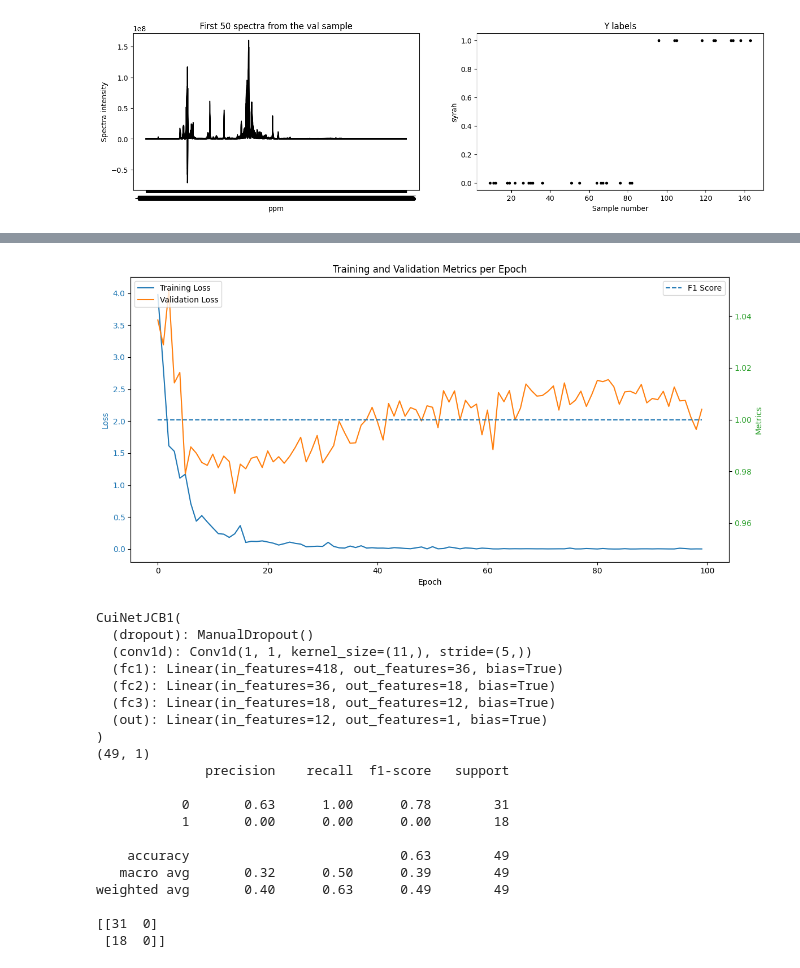
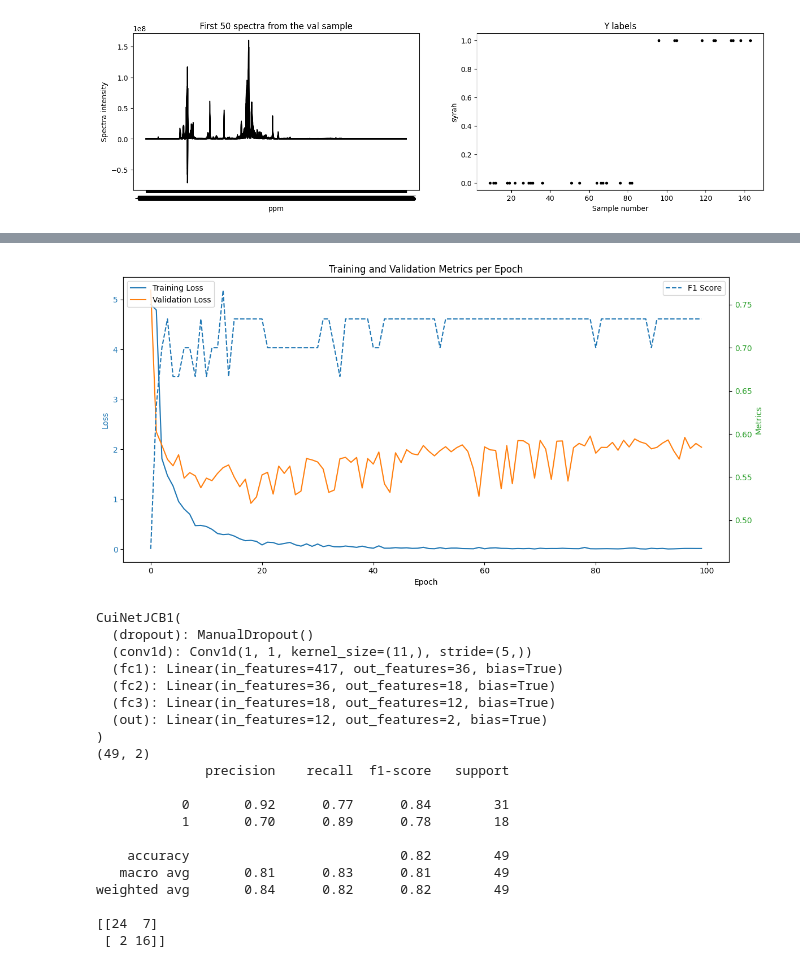
Before and after one commit to TEAM-AIOLY/Deep-Chemometrics, a Jupyter notebook: RMN_JC.ipynb, the cells around one changed output, grey strips where cells are left out. Cells and saved outputs as stored; diff of their text form; code cells hidden in the pictures.

```diff
--- a/RMN_JC.ipynb
+++ b/RMN_JC.ipynb
@@ -34,26 +34,44 @@ E0000 00:00:1737908791.985638    9881 cuda_blas.cc:1418] Unable to register cuBL
 To enable the following instructions: AVX2, in other operations, rebuild TensorFlow with the appropriate compiler flags.
 # %%
 # un lien relatif permet de placer le répertoire Deep-chemometrics-jcb n'importe où sur le disque
-local_path=os.getcwd()
+local_path=os.getcwd() + '/data/rmn_196'
 
 # la première ligne commentée est celle valable pour galaxy
 
+
+
+# CHOIX DES DONNEES RMN ---------
+
+# données alignées + 2101 valeurs (simufiltre)
+local_path_xcal=local_path + '/xtrain_rmn.tab'
+local_path_xtest=local_path + '/xtest_rmn.tab'
+
+# données non alignées + 2101 valeurs (1/50)
+#local_path_xcal=local_path + '/xcal_2101_nonaligne.tab'
+#local_path_xtest=local_path+ '/xval_2101_nonaligne.tab'
+
+# données non alignées + 105001 valeurs
+#local_path_xcal=local_path + '/xcal_105001_nonaligne.tab'
+#local_path_xtest=local_path + '/xval_105001_nonaligne.tab'
+
+# ---------------------------------------
+
+
+
 #X_train=pd.read_csv("${Xdata.file_name}", sep="\t", header=0)
-local_path_xcal=local_path+'/data/rmn_196/xtrain_rmn.tab'
 Xcal=pd.read_csv(local_path_xcal, sep="\t", header=0)
 Xcal.drop(Xcal.columns[0],axis=1,inplace=True)
 
 #Y_train=pd.read_csv("${Ydata.file_name}", sep="\t", header=0)
-local_path_ycal=local_path+'/data/rmn_196/ytrain_rmn.tab'
+local_path_ycal=local_path+'/ytrain_rmn.tab'
 Ycal=pd.read_csv(local_path_ycal, sep="\t", header=0)
 
 #X_test =pd.read_csv("${Xdata_val.file_name}", sep="\t", header=0)
-local_path_xtest=local_path+'/data/rmn_196/xtest_rmn.tab'
 Xtest=pd.read_csv(local_path_xtest, sep="\t", header=0)
 Xtest.drop(Xtest.columns[0],axis=1,inplace=True)
 
 #Y_test =pd.read_csv("${Xdata_val.file_name}", sep="\t", header=0)
-local_path_ytest=local_path+'/data/rmn_196/ytest_rmn.tab'
+local_path_ytest=local_path+'/ytest_rmn.tab'
 Ytest=pd.read_csv(local_path_ytest, sep="\t", header=0)
 
 ## partie à décommenter pour galaxy
@@ -100,6 +118,9 @@ Xtest=Xtest.iloc[:,1:qnew-1]
 input_dims=math.floor(n)+1;
 
 print(Xcal.shape)
-print(Xtest.shape)
-print(input_dims)
+#print(Xtest.shape)
+#print(input_dims)
+
+Ycal=np.squeeze(np.eye(2)[Ycal])
+print(Ycal.shape)
 # %% [output]
@@ -329,7 +349,7 @@ classification=True
 spec_dims = x_cal.shape[1]
 
 # nombre de dimensions en sortie
-out_dims=1
+out_dims=2
 
 # LR = learning rate = taux d'apprentissage
 # + petit => + lent => + adapté à de peits jeux de données
@@ -398,4 +427,4 @@ Epoch 100/100 | Train Losses: y 0: 0.0019 | Validation Losses: y 0: 2.1848 | Met
-[figure, old version]
+[figure, new version]
 # %%
 print(model)
 
@@ -404,23 +433,23 @@ test(model,final_path,test_loader,classification=True)
 CuiNetJCB1(
   (dropout): ManualDropout()
   (conv1d): Conv1d(1, 1, kernel_size=(11,), stride=(5,))
-  (fc1): Linear(in_features=418, out_features=36, bias=True)
+  (fc1): Linear(in_features=417, out_features=36, bias=True)
   (fc2): Linear(in_features=36, out_features=18, bias=True)
   (fc3): Linear(in_features=18, out_features=12, bias=True)
-  (out): Linear(in_features=12, out_features=1, bias=True)
+  (out): Linear(in_features=12, out_features=2, bias=True)
 )
-(49, 1)
+(49, 2)
               precision    recall  f1-score   support
 
-           0       0.63      1.00      0.78        31
-           1       0.00      0.00      0.00        18
+           0       0.92      0.77      0.84        31
+           1       0.70      0.89      0.78        18
 
-    accuracy                           0.63        49
-   macro avg       0.32      0.50      0.39        49
-weighted avg       0.40      0.63      0.49        49
+    accuracy                           0.82        49
+   macro avg       0.81      0.83      0.81        49
+weighted avg       0.84      0.82      0.82        49
 
-[[31  0]
- [18  0]]
+[[24  7]
+ [ 2 16]]
 # %%
 # CuiNETJCB3
 
```
Also changed, not shown: parts of 10 cells of this notebook.
